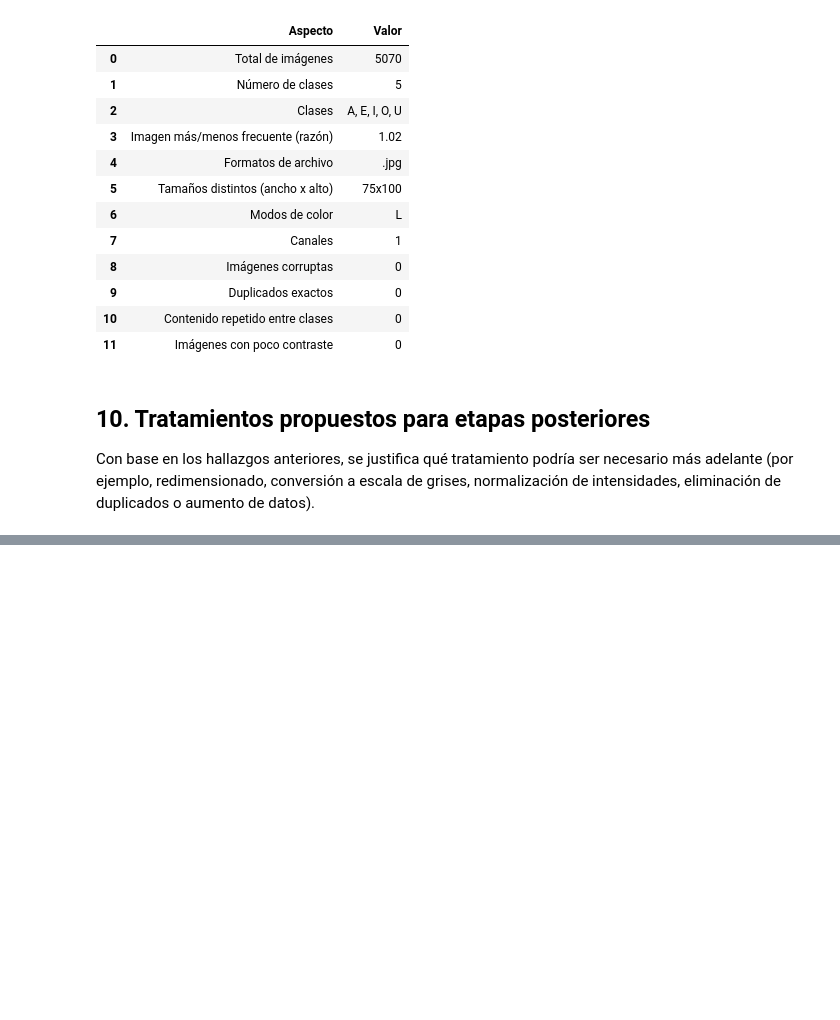
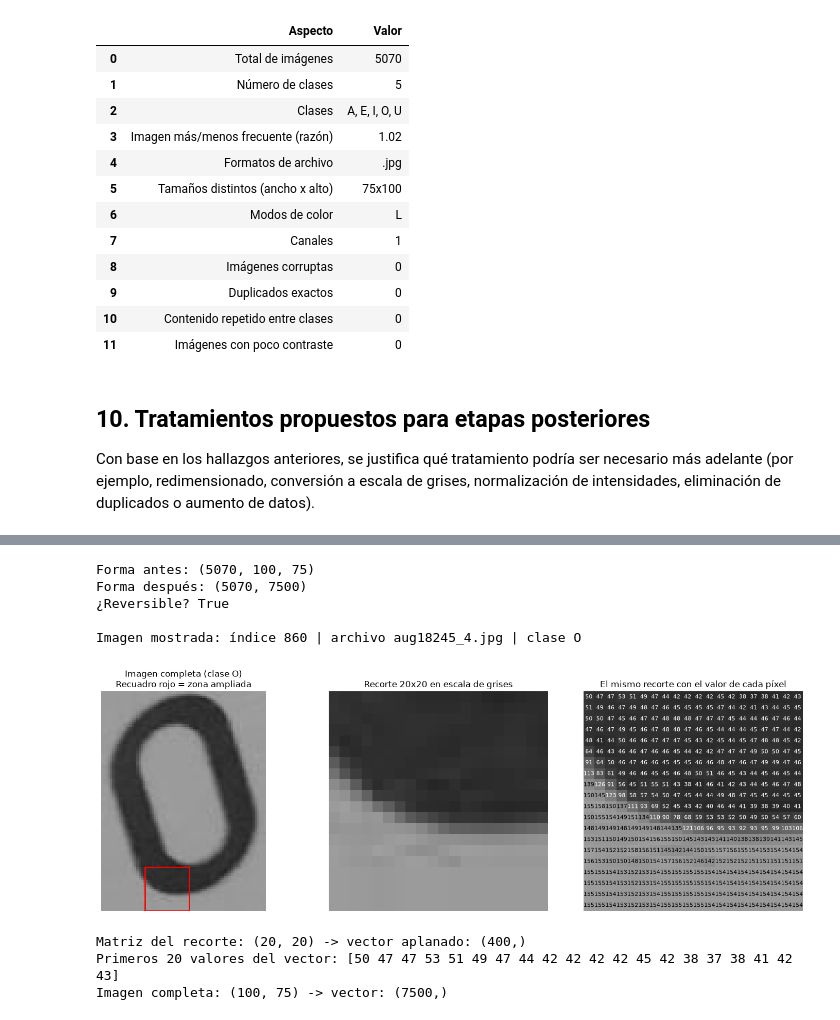
Before and after one commit to ldcantillom/vowel-recognizer-ml, a Jupyter notebook: Taller_Vocales_ML.ipynb, the cells around one changed output, grey strips where cells are left out. Drawn from its saved outputs; the diff is of its cells as text; code cells hidden in the pictures; blank space fills up the shorter version.

```diff
--- a/Taller_Vocales_ML.ipynb
+++ b/Taller_Vocales_ML.ipynb
@@ -427,0 +499,59 @@ Con base en los hallazgos anteriores, se justifica qué tratamiento podría ser
+# %%
+# ---------- Flattening: de matriz de píxeles a vector ----------
+# Cada imagen (100 x 75) se convierte en un vector de 7500 valores
+X_flat = X_img.reshape(len(X_img), -1)
+
+print("Forma antes:", X_img.shape)
+print("Forma después:", X_flat.shape)
+print("¿Reversible?", np.array_equal(X_flat[0].reshape(ALTO, ANCHO), X_img[0]))
+
+# ---------- Visualización del flattening en una imagen ----------
+k = None   # None = imagen aleatoria en cada ejecución; o un número (0 a 5069) para fijarla
+T = 20     # tamaño (T x T) del recorte que se amplía
+
+if k is None:
+    k = int(np.random.randint(len(X_img)))
+print(f"\nImagen mostrada: índice {k} | archivo {df.loc[k, 'ruta'].name} | clase {df.loc[k, 'clase']}")
+
+# Se busca la zona de T x T con más contraste (donde el trazo cruza el fondo)
+f0, c0 = max(
+    ((f, c) for f in range(0, ALTO - T + 1, 5) for c in range(0, ANCHO - T + 1, 5)),
+    key=lambda p: X_img[k, p[0]:p[0]+T, p[1]:p[1]+T].std(),
+)
+recorte = X_img[k, f0:f0+T, c0:c0+T]
+
+fig, axes = plt.subplots(1, 3, figsize=(15, 5))
+axes[0].imshow(X_img[k], cmap="gray", vmin=0, vmax=255)
+axes[0].add_patch(plt.Rectangle((c0-0.5, f0-0.5), T, T, fill=False, edgecolor="red", linewidth=2))
+axes[0].set_title(f"Imagen completa (clase {df.loc[k, 'clase']})\nRecuadro rojo = zona ampliada")
+axes[0].axis("off")
+
+axes[1].imshow(recorte, cmap="gray", vmin=0, vmax=255)
+axes[1].set_title(f"Recorte {T}x{T} en escala de grises")
+axes[1].axis("off")
+
+axes[2].imshow(recorte, cmap="gray", vmin=0, vmax=255)
+for i in range(T):
+    for j in range(T):
+        v = int(recorte[i, j])
+        axes[2].text(j, i, str(v), ha="center", va="center", fontsize=8,
+                     color="white" if v < 128 else "black")
+axes[2].set_title("El mismo recorte con el valor de cada píxel")
+axes[2].axis("off")
+plt.tight_layout()
+plt.show()
+
+vec = recorte.reshape(-1)
+print("Matriz del recorte:", recorte.shape, "-> vector aplanado:", vec.shape)
+print("Primeros 20 valores del vector:", vec[:20])
+print("Imagen completa:", X_img[k].shape, "-> vector:", X_flat[k].shape)
+# %% [output]
+Forma antes: (5070, 100, 75)
+Forma después: (5070, 7500)
+¿Reversible? True
+
+Imagen mostrada: índice 860 | archivo aug18245_4.jpg | clase O
+[figure, added]
+Matriz del recorte: (20, 20) -> vector aplanado: (400,)
+Primeros 20 valores del vector: [50 47 47 53 51 49 47 44 42 42 42 42 45 42 38 37 38 41 42 43]
+Imagen completa: (100, 75) -> vector: (7500,)
```
Also changed, not shown: parts of 9 cells of this notebook.
